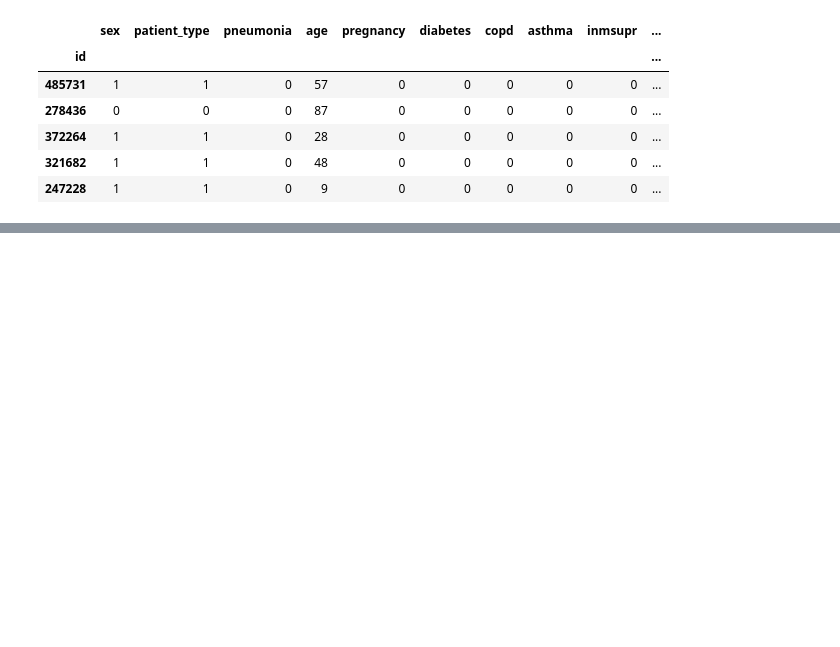
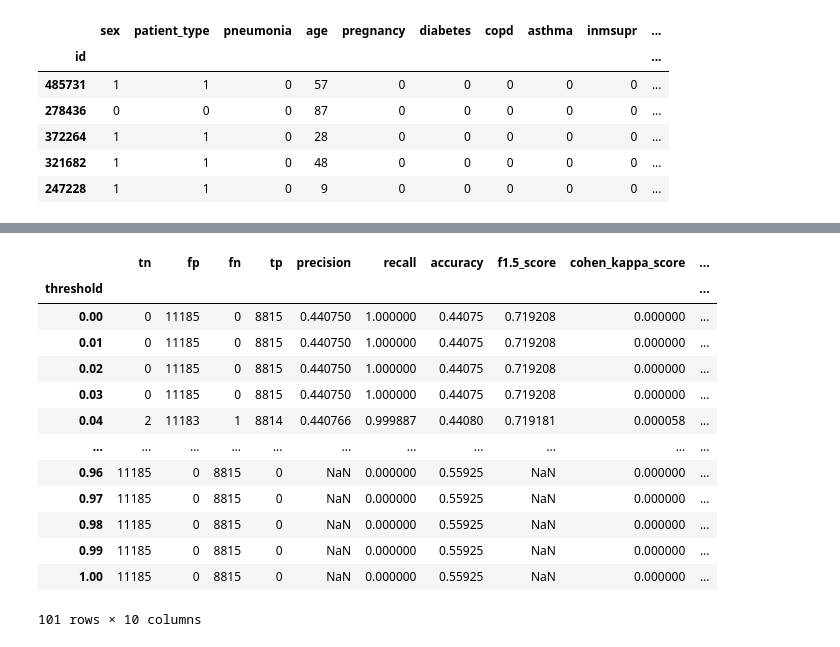
Before and after one commit to flimao/modelos-covid, a Jupyter notebook: notebooks_exploration/4-otimizacao.ipynb, the cells around one changed output, grey strips where cells are left out. Cells and saved outputs as stored; diff of their text form; code cells hidden in the pictures; blank space fills up the shorter version.

```diff
--- a/notebooks_exploration/4-otimizacao.ipynb
+++ b/notebooks_exploration/4-otimizacao.ipynb
@@ -85,0 +88,3 @@ covid.head()
+# %%
+nome_score = 'neg_brier_score'  # por que neg? Porque as classes do scikit-learn trabalham com maximização.
+                                # Como a lógica do Brier score é de minimização, basta colocar um sinal negativo para inverter a lógica
@@ -92,0 +472,39 @@ covid.head()
+# %%
+# chamar a função de análise de threshold
+# inclui uma coluna com o custo
+# custo de cada um [[custo_tn, custo_fp], [custo_fn, custo_tp]]
+# caso a função de otimização seja maximização, basta dar o sinal negativo
+
+calcs = {
+    'cost': {
+        'fcalc': smetrics.calc_confusion_matrix_cost,
+        'kwds': {
+            'cost_matrix': [[1, -1], [-5, 1]],    # custo de fn é 5 vezes mais alto que custo de fp
+        },
+        'normalize': True     # custo normalizado para ficar na escala de 0 a 1
+    }
+}
+
+threshold_opt = calc_threshold_optimization(
+    y_true = y_test,
+    y_prob = y_prob,
+    calcs = calcs,
+    beta = 1.5 # priorizacao do recall sobre o precision
+)
+
+threshold_opt
+# %% [output]
+|  | tn | fp | fn | tp | precision | recall | accuracy | f1.5_score | cohen_kappa_score | ... |
+| threshold |  |  |  |  |  |  |  |  |  | ... |
+| 0.00 | 0 | 11185 | 0 | 8815 | 0.440750 | 1.000000 | 0.44075 | 0.719208 | 0.000000 | ... |
+| 0.01 | 0 | 11185 | 0 | 8815 | 0.440750 | 1.000000 | 0.44075 | 0.719208 | 0.000000 | ... |
+| 0.02 | 0 | 11185 | 0 | 8815 | 0.440750 | 1.000000 | 0.44075 | 0.719208 | 0.000000 | ... |
+| 0.03 | 0 | 11185 | 0 | 8815 | 0.440750 | 1.000000 | 0.44075 | 0.719208 | 0.000000 | ... |
+| 0.04 | 2 | 11183 | 1 | 8814 | 0.440766 | 0.999887 | 0.44080 | 0.719181 | 0.000058 | ... |
+| ... | ... | ... | ... | ... | ... | ... | ... | ... | ... | ... |
+| 0.96 | 11185 | 0 | 8815 | 0 | NaN | 0.000000 | 0.55925 | NaN | 0.000000 | ... |
+| 0.97 | 11185 | 0 | 8815 | 0 | NaN | 0.000000 | 0.55925 | NaN | 0.000000 | ... |
+| 0.98 | 11185 | 0 | 8815 | 0 | NaN | 0.000000 | 0.55925 | NaN | 0.000000 | ... |
+| 0.99 | 11185 | 0 | 8815 | 0 | NaN | 0.000000 | 0.55925 | NaN | 0.000000 | ... |
+| 1.00 | 11185 | 0 | 8815 | 0 | NaN | 0.000000 | 0.55925 | NaN | 0.000000 | ... |
+101 rows × 10 columns
```
Also changed, not shown: parts of 34 cells of this notebook.
